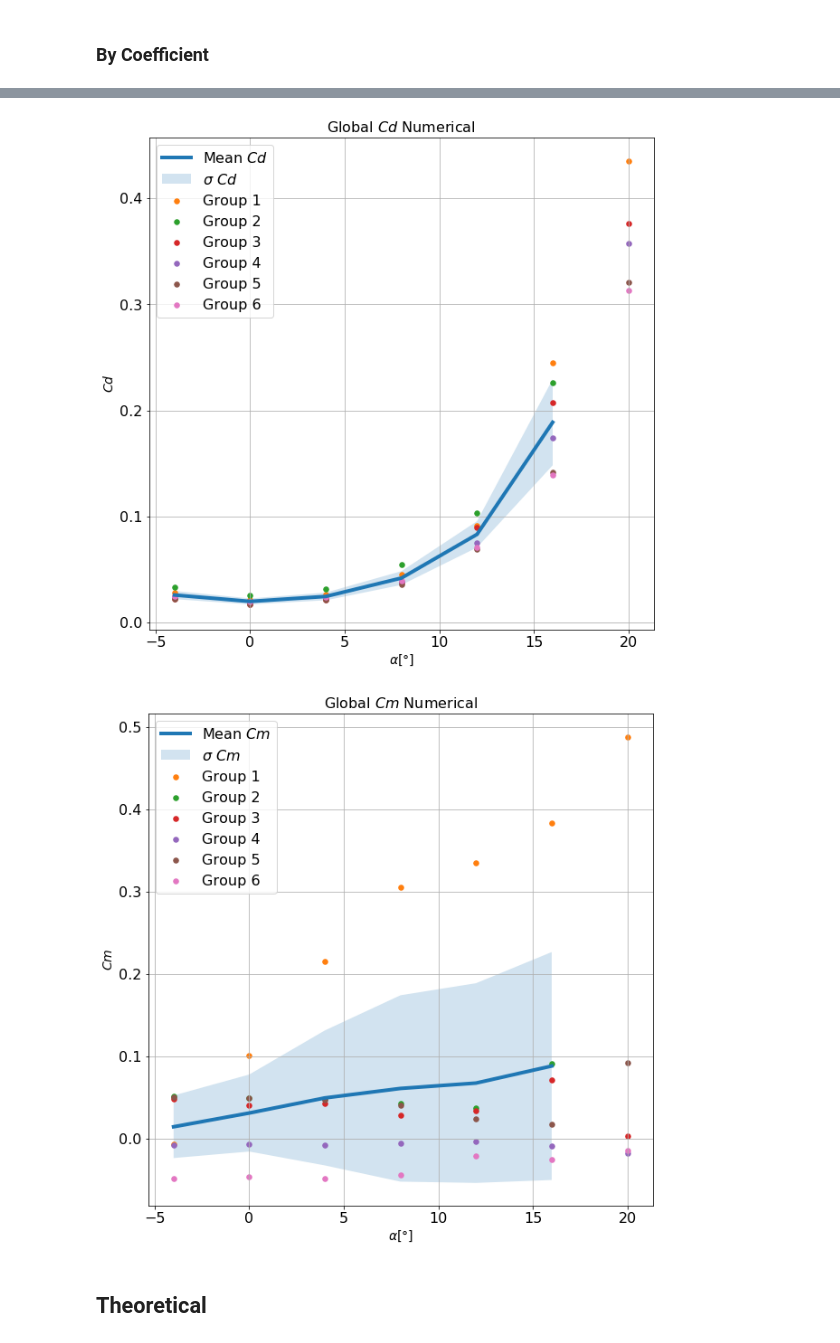
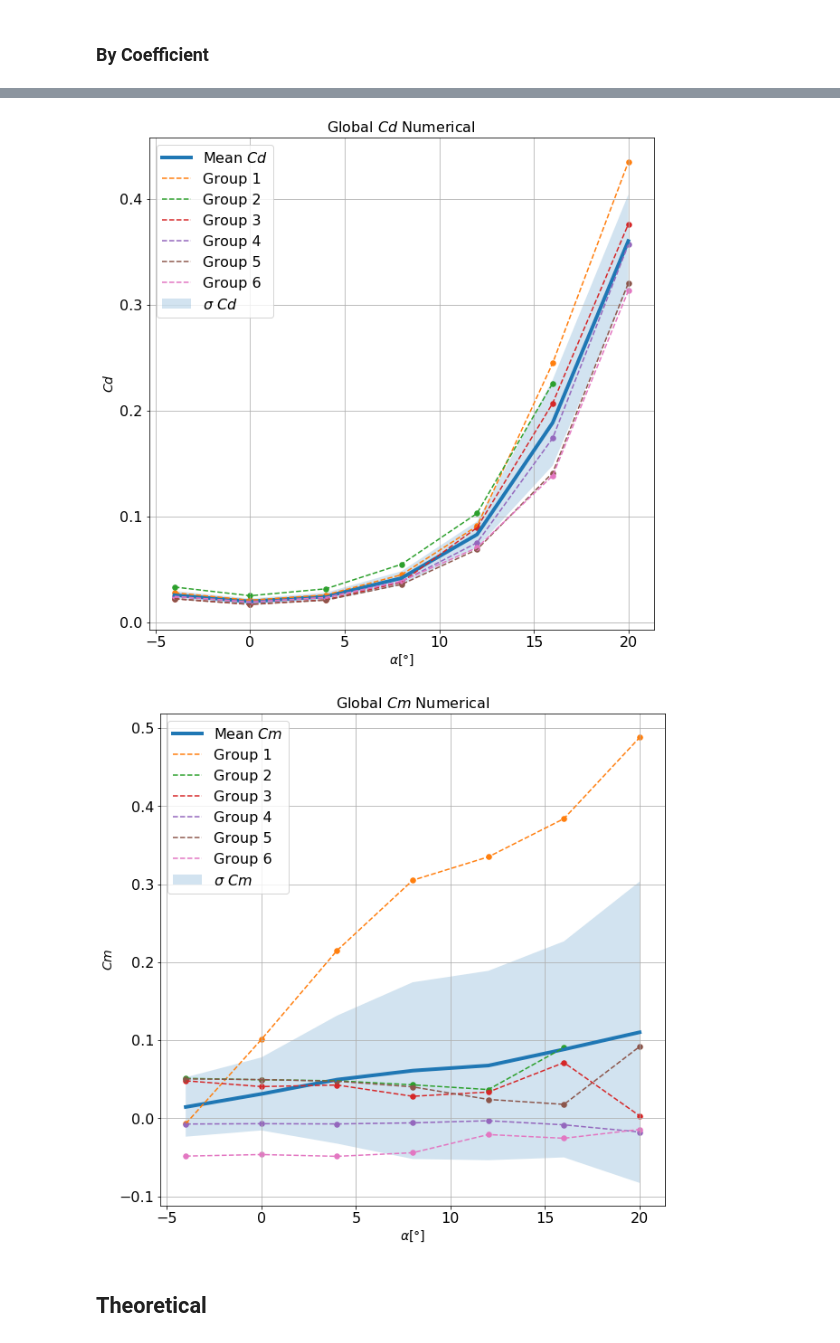
Before and after one commit to sercharpak/NFS_P2, a Jupyter notebook: NFS-P2-Comparison.ipynb, the cells around one changed output, grey strips where cells are left out. Cells and saved outputs as stored; diff of their text form; code cells hidden in the pictures.

Commit message:
updated the notebook and graph

```diff
--- a/NFS-P2-Comparison.ipynb
+++ b/NFS-P2-Comparison.ipynb
@@ -104,8 +104,8 @@ for i in group_indices:
     group_number_file, header_columns, x = import_data_group(data_path)
     numerical_all[i] = x
 # %%
-mean_numerical = np.mean(numerical_all,axis=0)
-std_numerical = np.std(numerical_all,axis=0)
+mean_numerical = np.nanmean(numerical_all,axis=0)
+std_numerical = np.nanstd(numerical_all,axis=0)
 # %%
 fig = plt.figure(figsize=(10,10))
 for x_mean, x_std, header in zip(mean_numerical.T, std_numerical.T, header_columns):
@@ -135,7 +135,8 @@ for x_mean, x_std, header in zip(mean_numerical.T, std_numerical.T, header_colum
         data_path = numerical_files[i]
         group_number_file_i, header_columns_i, x = import_data_group(data_path)
         x_array = x.T[coeff_counter]
-        plt.scatter(alpha, x_array,s=30, label='Group '+str(group_number))
+        plt.scatter(alpha, x_array,s=30)#, label='Group '+str(group_number))
+        plt.plot(alpha, x_array,label='Group '+str(group_number),linestyle='--')
     plt.ylabel(r'$'+header+'$', fontsize='14')
     plt.xlabel(r'$\alpha$[$\degree$]',fontsize='14')
     plt.tick_params(labelsize=16)
@@ -148,5 +149,5 @@ for x_mean, x_std, header in zip(mean_numerical.T, std_numerical.T, header_colum
-[figure, old version]
+[figure, new version]
-[figure, old version]
+[figure, new version]
 # %% [markdown]
 ## Theoretical
 # %%
```
Also changed, not shown: parts of 4 cells of this notebook.
